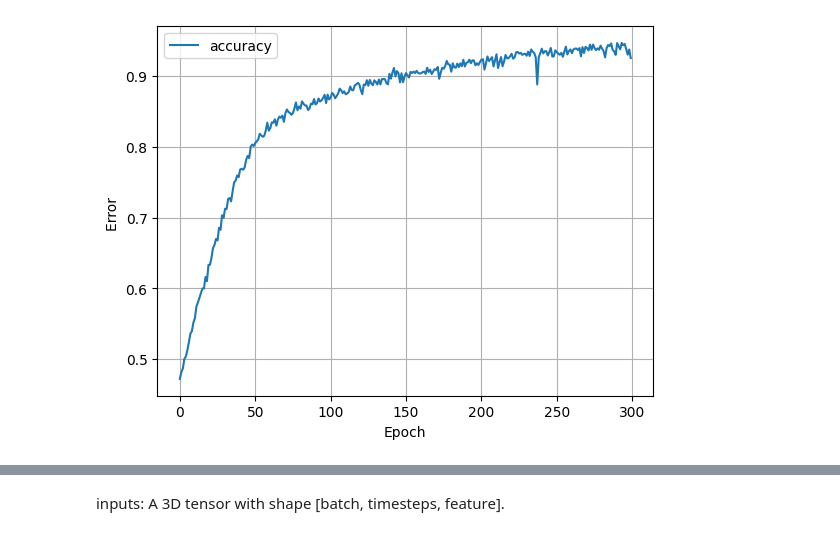
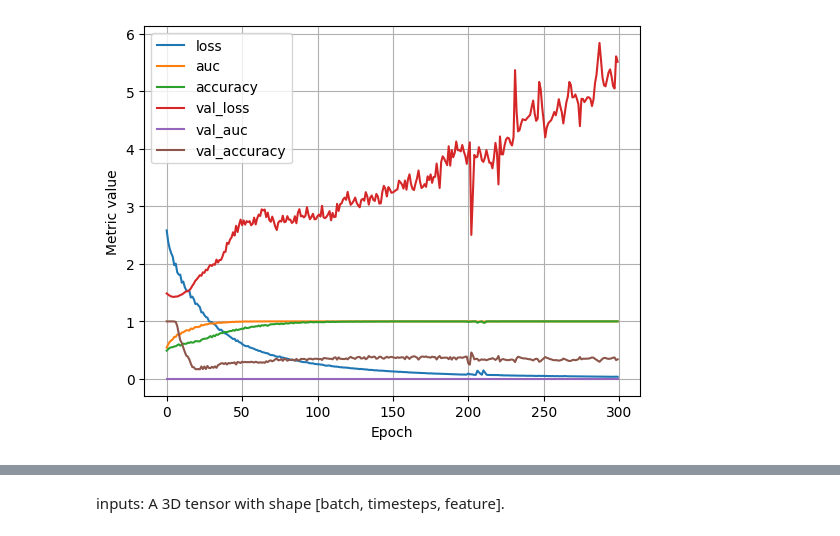
Before and after one commit to anacbroggini/AI-SeizureDetection, a Jupyter notebook: model_rnn.ipynb, the cells around one changed output, grey strips where cells are left out. Cells and saved outputs as stored; diff of their text form; code cells hidden in the pictures.

```diff
--- a/model_rnn.ipynb
+++ b/model_rnn.ipynb
@@ -213,7 +214,7 @@ def plot_accuracy(history):
-# %%
-plot_accuracy(history)
-# %% [output]
-[figure, removed]
+# %%
+plots.plot_history_metrics(history)
+# %% [output]
+[figure, added]
 # %%
 def plot_loss(history):
     plt.plot(history.history['loss'], label='loss')
```
Also changed, not shown: parts of 30 cells of this notebook, 1 other file.
